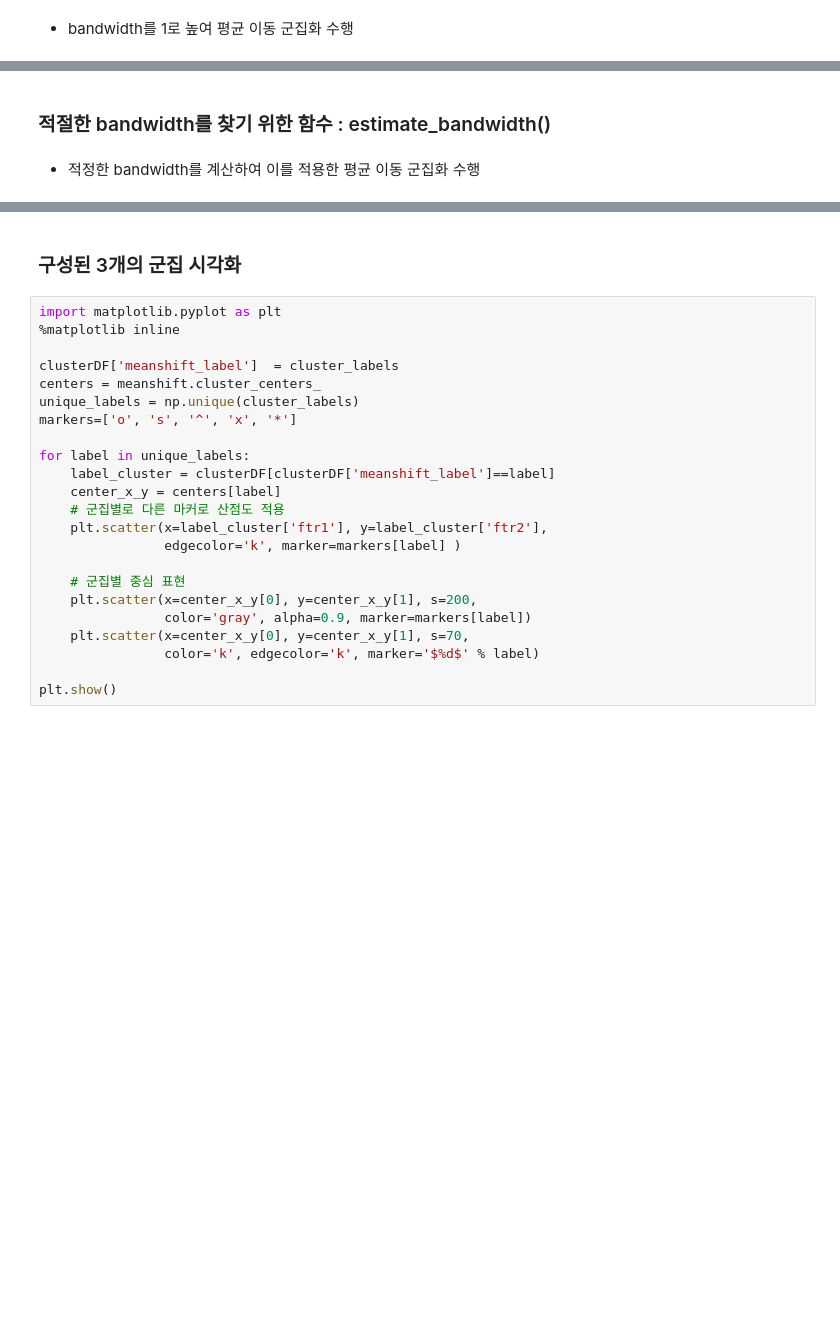
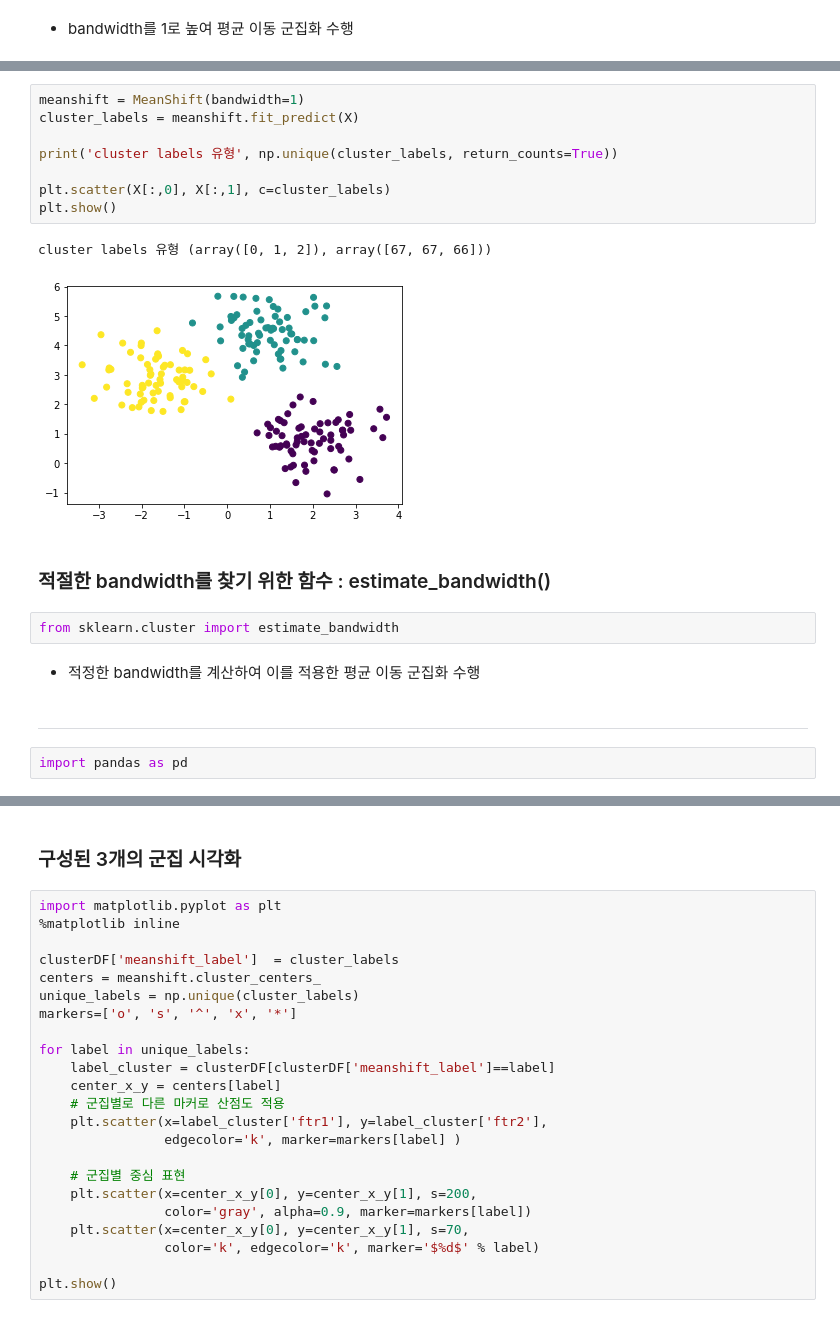
Before and after one commit to annmunju/multicam_ds, a Jupyter notebook: 12_MachineLearning/day9/머신러닝_25_군집화3_평균이동.ipynb, the cells around one changed output, grey strips where cells are left out. Cells and saved outputs as stored; diff of their text form; blank space fills up the shorter version.

```diff
--- a/12_MachineLearning/day9/머신러닝_25_군집화3_평균이동.ipynb
+++ b/12_MachineLearning/day9/머신러닝_25_군집화3_평균이동.ipynb
@@ -67,4 +92,21 @@ from sklearn.cluster import MeanShift
+# %%
+meanshift = MeanShift(bandwidth=1)
+cluster_labels = meanshift.fit_predict(X)
+
+print('cluster labels 유형', np.unique(cluster_labels, return_counts=True))
+
+plt.scatter(X[:,0], X[:,1], c=cluster_labels)
+plt.show()
+# %% [output]
+cluster labels 유형 (array([0, 1, 2]), array([67, 67, 66]))
+[figure, added]
 # %% [markdown]
 ### 적절한 bandwidth를 찾기 위한 함수 : estimate_bandwidth()
+# %%
+from sklearn.cluster import estimate_bandwidth
 # %% [markdown]
 - 적정한 bandwidth를 계산하여 이를 적용한 평균 이동 군집화 수행
+# %% [markdown]
+---
+# %%
+import pandas as pd
```
Also changed, not shown: parts of 7 cells of this notebook, 2 other files.
